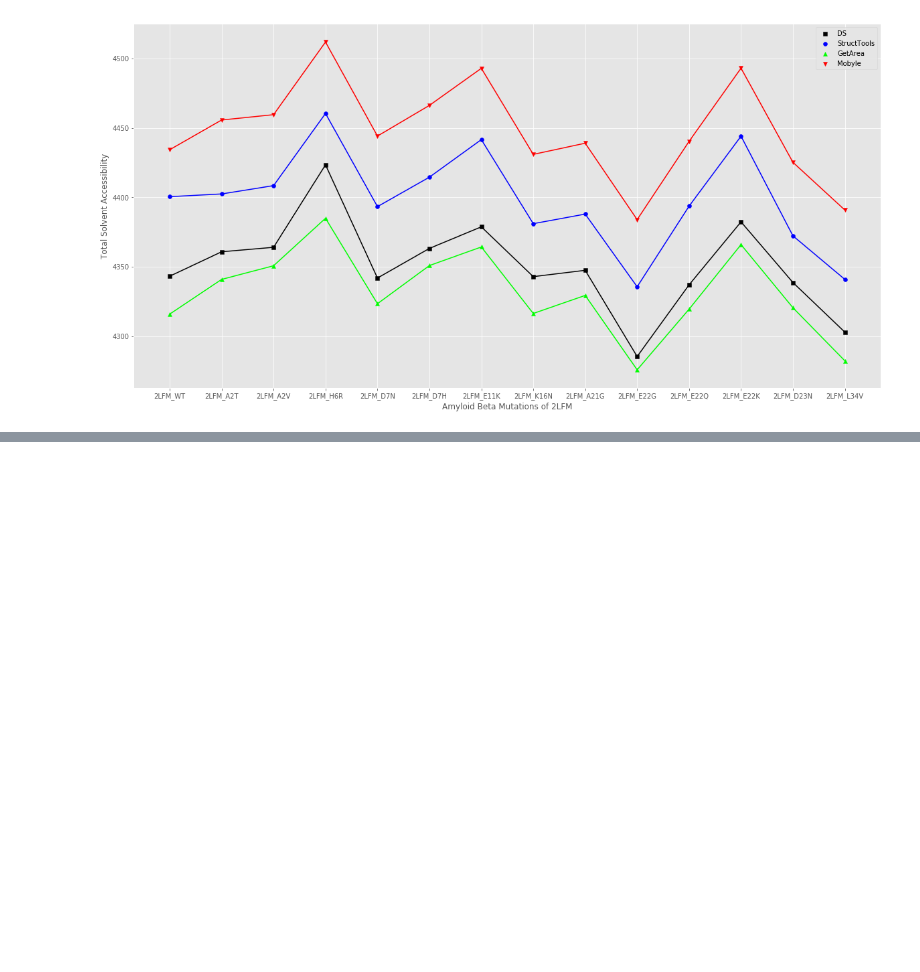
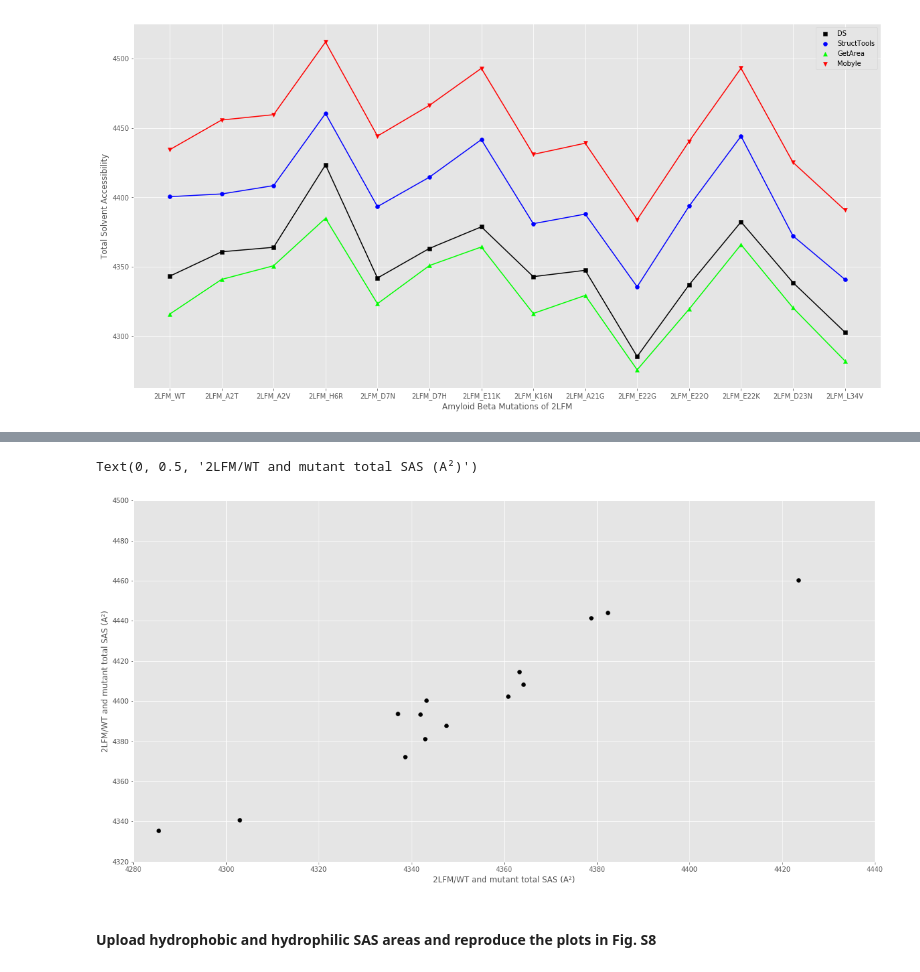
Before and after one commit to 188-project/Amyloid-Beta-Final-Project, a Jupyter notebook: Final Project Amyloid Beta.ipynb, the cells around one changed output, grey strips where cells are left out. Saved outputs shown, nothing was run; the diff lists cells and outputs as text; code cells hidden in the pictures; blank space fills up the shorter version.

```diff
--- a/Final Project Amyloid Beta.ipynb
+++ b/Final Project Amyloid Beta.ipynb
@@ -140,0 +197,20 @@ plt.show()
+# %%
+#Figure 7d
+
+#Plot figure and points
+plt.figure(figsize = (20, 10))
+plt.scatter(DS_2LFM, ST_2LFM, c = 'k')
+
+#Set axis limits
+axis = plt.gca()
+axis.set_xlim([4280,4440])
+axis.set_ylim([4320,4500])
+
+#Labels
+plt.xlabel('2LFM/WT and mutant total SAS (A²)')
+plt.ylabel('2LFM/WT and mutant total SAS (A²)')
+# %% [output]
+Text(0, 0.5, '2LFM/WT and mutant total SAS (A²)')
+[figure, added]
+# %% [markdown]
+#### Upload hydrophobic and hydrophilic SAS areas and reproduce the plots in Fig. S8
```
Also changed, not shown: parts of 29 cells of this notebook.
